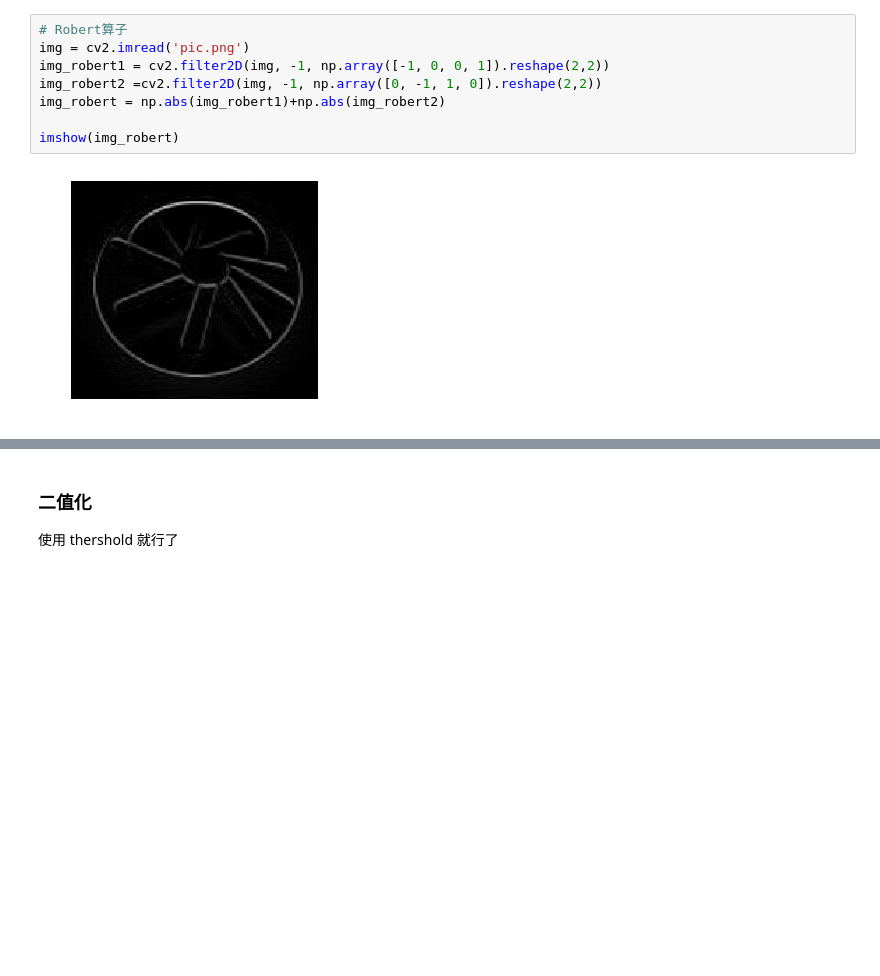
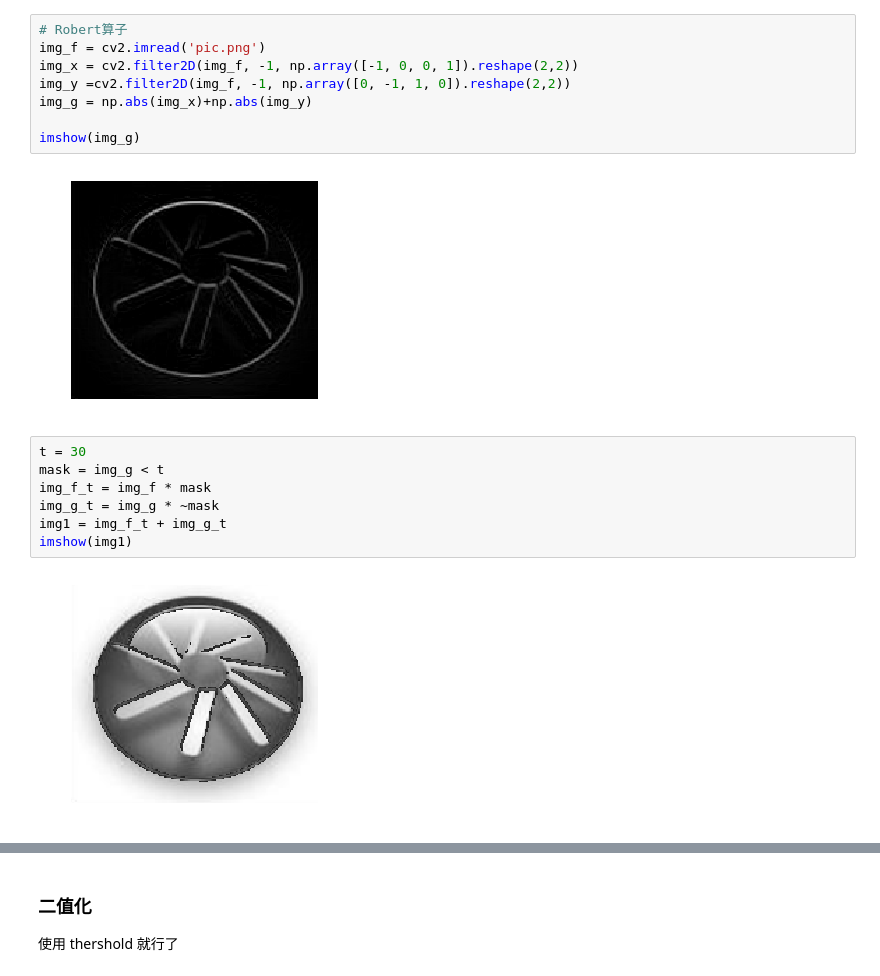
Before and after one commit to Aitical/Python-Computer-Vision, a Jupyter notebook: 实验2_图像滤波/实验2.ipynb, the cells around one changed output, grey strips where cells are left out. Saved outputs shown, nothing was run; the diff lists cells and outputs as text; blank space fills up the shorter version.

Commit message:
add mask

```diff
--- a/实验2_图像滤波/实验2.ipynb
+++ b/实验2_图像滤波/实验2.ipynb
@@ -141,11 +141,20 @@ $$
 对两个kernel使用filter2D进行滤波然后计算值即可
 # %%
 # Robert算子
-img = cv2.imread('pic.png')
-img_robert1 = cv2.filter2D(img, -1, np.array([-1, 0, 0, 1]).reshape(2,2))
-img_robert2 =cv2.filter2D(img, -1, np.array([0, -1, 1, 0]).reshape(2,2))
-img_robert = np.abs(img_robert1)+np.abs(img_robert2)
+img_f = cv2.imread('pic.png')
+img_x = cv2.filter2D(img_f, -1, np.array([-1, 0, 0, 1]).reshape(2,2))
+img_y =cv2.filter2D(img_f, -1, np.array([0, -1, 1, 0]).reshape(2,2))
+img_g = np.abs(img_x)+np.abs(img_y)
 
-imshow(img_robert)
+imshow(img_g)
 # %% [output]
 [figure]
+# %%
+t = 30
+mask = img_g < t
+img_f_t = img_f * mask
+img_g_t = img_g * ~mask
+img1 = img_f_t + img_g_t
+imshow(img1)
+# %% [output]
+[figure, added]
```
Also changed, not shown: parts of 2 cells of this notebook.
